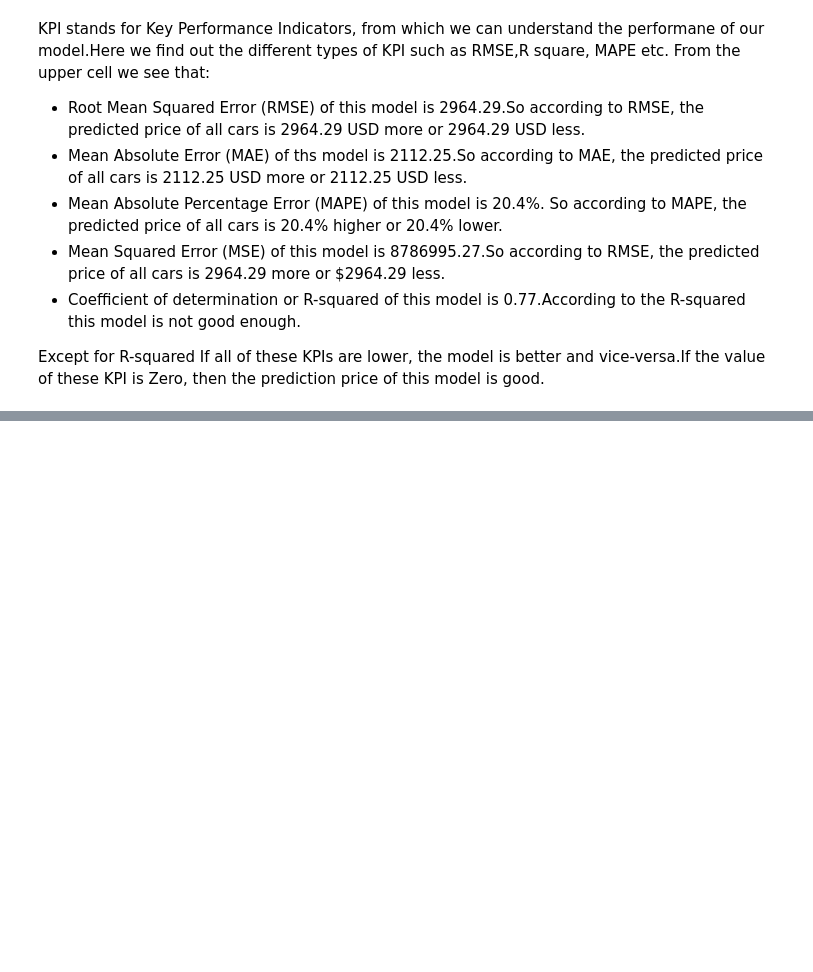
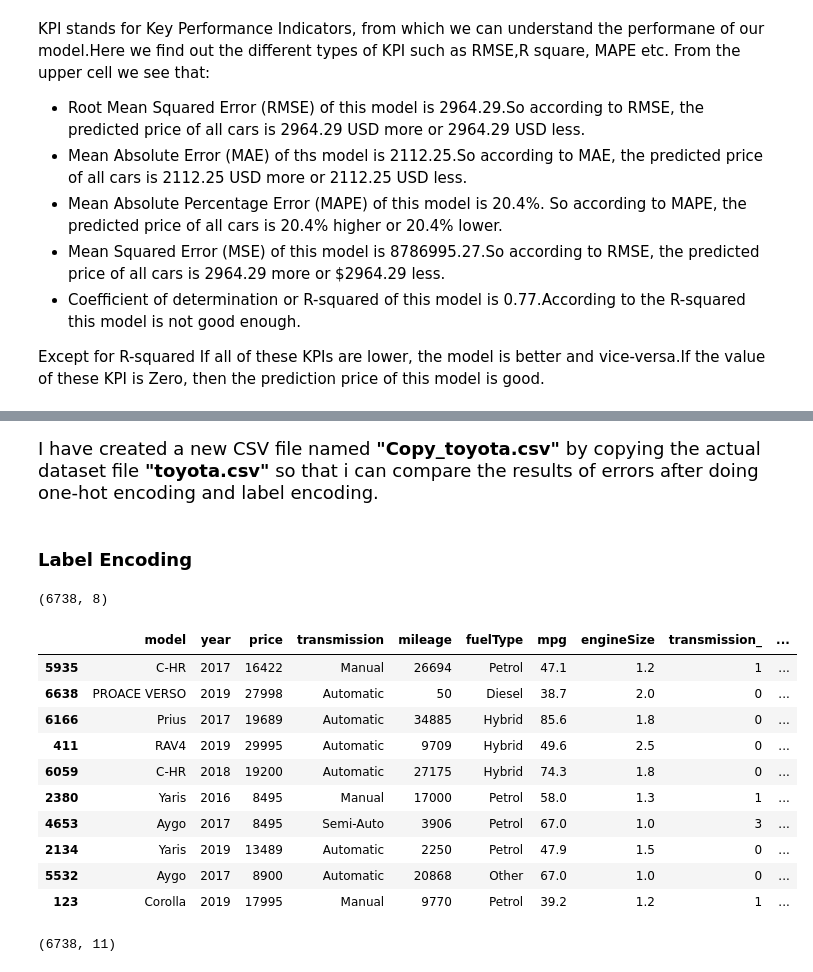
Before and after one commit to Sourish8/toyota_used_car_analysis-, a Jupyter notebook: toyota_used_car_EDA.ipynb, the cells around one changed output, grey strips where cells are left out. Cells and saved outputs as stored; diff of their text form; code cells hidden in the pictures; blank space fills up the shorter version.

```diff
--- a/toyota_used_car_EDA.ipynb
+++ b/toyota_used_car_EDA.ipynb
@@ -775,0 +784,6 @@ Except for R-squared If all of these KPIs are lower, the model is better and vic
+# %%
+#load the data from the csv file
+df_new = pd.read_csv("Copy_toyota.csv")
+
+display(df_new.sample(10))
+print(df_new.shape)
@@ -775,0 +803,34 @@ Except for R-squared If all of these KPIs are lower, the model is better and vic
+# %% [markdown]
+<p style="font-size:18px; font-family:Times New Roman;">I have created a new CSV file named <b>"Copy_toyota.csv"</b> by copying the actual dataset file <b>"toyota.csv"</b> so that i can compare the results of errors after doing one-hot encoding and label encoding.</p>
+# %% [markdown]
+<h4 style="font-family:Times New Roman; font-size:18px;">Label Encoding </h4>
+# %%
+#Displaying the shape of dataset before convert catagorical feature to numeric.
+display(df_new.shape)
+
+#converting categorical feature to numeric.
+
+LE = LabelEncoder() #initiating Label encoding
+
+df_new["transmission_"] = LE.fit_transform(df_new["transmission"]) # "fit_transfrom" used to transfrom the the catagorical feature to numeric
+
+df_new["model_"] = LE.fit_transform(df_new["model"])
+
+df_new["fuelType_"] = LE.fit_transform(df_new["fuelType"])
+
+display(df_new.sample(10))
+display(df_new.shape)
+# %% [output]
+(6738, 8)
+|  | model | year | price | transmission | mileage | fuelType | mpg | engineSize | transmission_ | ... |
+| 5935 | C-HR | 2017 | 16422 | Manual | 26694 | Petrol | 47.1 | 1.2 | 1 | ... |
+| 6638 | PROACE VERSO | 2019 | 27998 | Automatic | 50 | Diesel | 38.7 | 2.0 | 0 | ... |
+| 6166 | Prius | 2017 | 19689 | Automatic | 34885 | Hybrid | 85.6 | 1.8 | 0 | ... |
+| 411 | RAV4 | 2019 | 29995 | Automatic | 9709 | Hybrid | 49.6 | 2.5 | 0 | ... |
+| 6059 | C-HR | 2018 | 19200 | Automatic | 27175 | Hybrid | 74.3 | 1.8 | 0 | ... |
+| 2380 | Yaris | 2016 | 8495 | Manual | 17000 | Petrol | 58.0 | 1.3 | 1 | ... |
+| 4653 | Aygo | 2017 | 8495 | Semi-Auto | 3906 | Petrol | 67.0 | 1.0 | 3 | ... |
+| 2134 | Yaris | 2019 | 13489 | Automatic | 2250 | Petrol | 47.9 | 1.5 | 0 | ... |
+| 5532 | Aygo | 2017 | 8900 | Automatic | 20868 | Other | 67.0 | 1.0 | 0 | ... |
+| 123 | Corolla | 2019 | 17995 | Manual | 9770 | Petrol | 39.2 | 1.2 | 1 | ... |
+(6738, 11)
```
Also changed, not shown: parts of 52 cells of this notebook.
